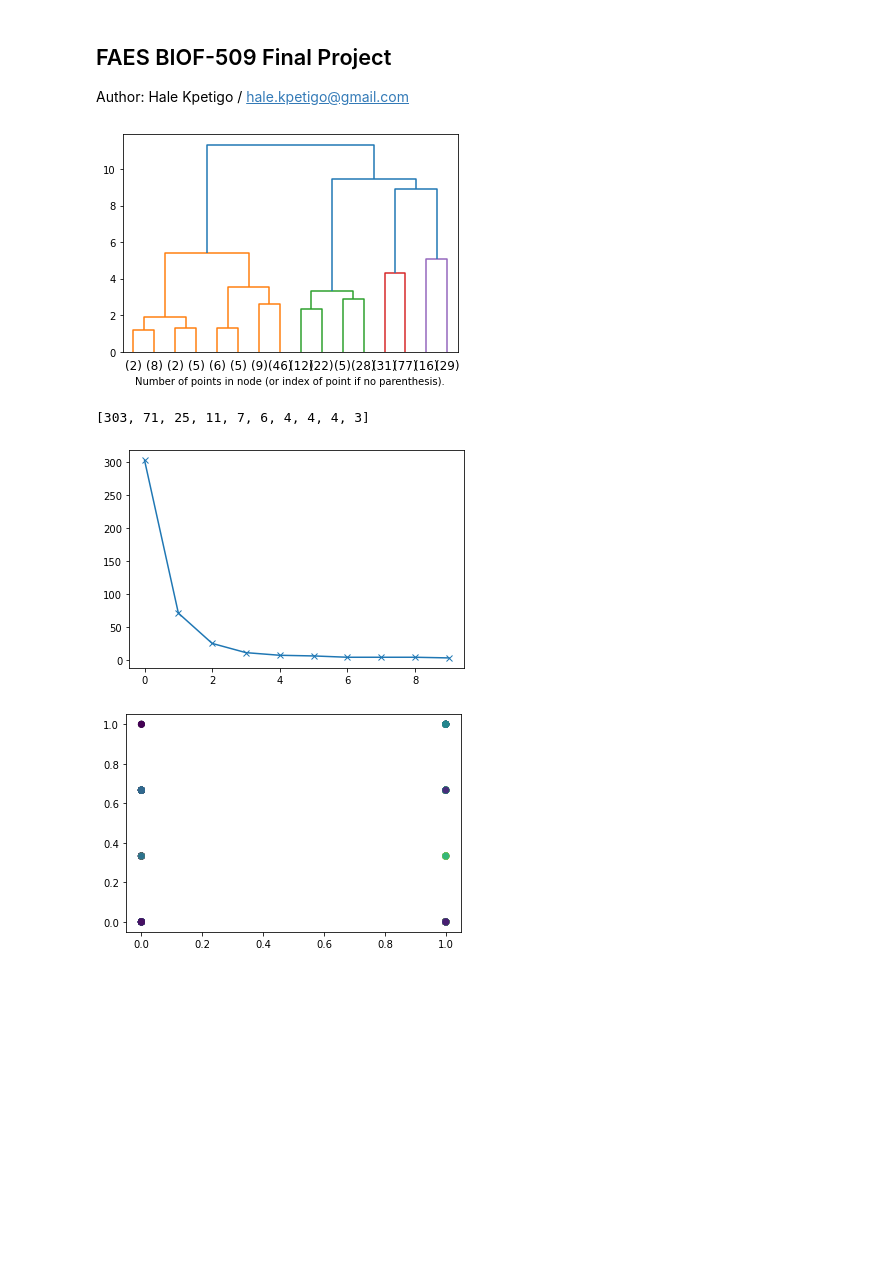
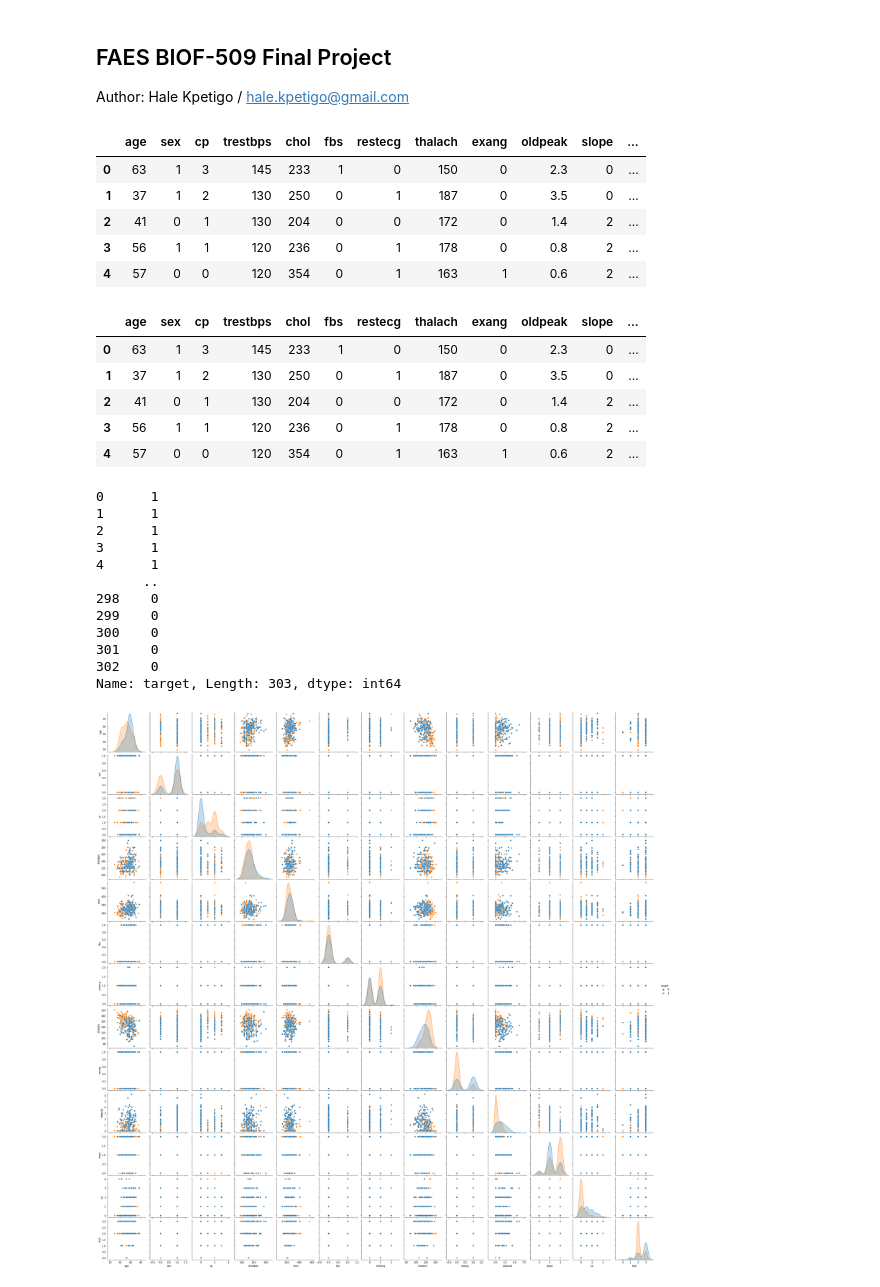
Before and after one commit to halekpetigo/BIOF509, a Jupyter notebook: FAES-BIOF-509-Hale_Kpetigo-FinalProject.ipynb, the cells around one changed output. Drawn from its saved outputs; the diff is of its cells as text; code cells hidden in the pictures; blank space fills up the shorter version.

Commit message:
added data alanysis piece. adding demo presenation. adding another dataset for comparison

```diff
--- a/FAES-BIOF-509-Hale_Kpetigo-FinalProject.ipynb
+++ b/FAES-BIOF-509-Hale_Kpetigo-FinalProject.ipynb
@@ -45,24 +45,36 @@ class BIOF509Unsupervised:
         self.scale_data()
         self.reduce_data()
 
-    # Load data set for analysis
+    # Load dataset for analysis
     def load_data(self, file):
         self.pd_data = pd.read_csv(file)
+        #make a copy of the raw data for future use
+        self.raw_data = self.pd_data.copy(deep=True)
 
     def get_data(self):
         return self.pd_data
 
-    # Prepare data - Copy expected results and remove column
+    # Prepare data - Seperate target from data
     def prep_data(self):
         self.labels = self.pd_data['target']
         del self.pd_data["target"]
 
+    # helper to display target and head of the data
     def print_data(self):
+        display(self.raw_data.head())
         display(self.pd_data.head())
         display(self.labels)
 
+    # Pair plot analysis to display relationships between features in the dataset
     def plot_data(self):
-        sns.pairplot(self.pd_data, vars=self.pd_data.columns[:-1],hue='target')
+        sns_plot = sns.pairplot(self.raw_data, hue='target')
+        #sns.pairplot(self.raw_data, vars=self.raw_data.columns[:-1],hue='target')\
+        #save plot to disk for report
+        sns_plot.savefig("pairplot.png")
+
+    def data_analysis(self):
+        self.print_data()
+        self.plot_data()
 
     def plot_clusters(self):
         #model = AgglomerativeClustering(n_clusters=3)
@@ -119,9 +131,9 @@ class BIOF509Unsupervised:
         self.min_samples = min_samples
         for e in eps:
             for ms in min_samples:
-                model = DBSCAN(eps=e, min_samples=ms).fit(self.data)
+                model = DBSCAN(eps=e, min_samples=ms).fit(self.scaled_data)
                 self.models.append(model)
-                self.labels.append(model.fit_predict(self.data))
+                self.labels.append(model.fit_predict(self.scaled_data))
         return self.models, self.labels
 
     def accuracy(self, target):
@@ -169,11 +181,10 @@ class BIOF509Unsupervised:
     def BIOF509Kmeans(self):
         self.plot_clusters()
 
-
     def BIOF509Density(self):
-        dc = DensityClustering(self.scaled_data)
+        #dc = DensityClustering(self.scaled_data)
         #print(self.scaled_data, self.models, self.labels)
-        dc.predict()
+        self.predict()
         mytarget = self.labels
         np_lbl = mytarget.array
         best_model = dc.accuracy(np_lbl)
@@ -186,7 +197,7 @@ class BIOF509Unsupervised:
     def BIOF509Hierarchical(self):
         model = AgglomerativeClustering(distance_threshold=2, n_clusters=None)
         labels = model.fit_predict(self.scaled_data)
-        self.plot_dendrogram(model, truncate_mode='level', p=3)
+        self.plot_dendrogram(model, truncate_mode='level', p=2)
         plt.xlabel("Number of points in node (or index of point if no parenthesis).")
         plt.show()
 
@@ -206,22 +217,46 @@ class BIOF509Unsupervised:
         display(n_clusters)
 
         # plotting with agglomerative model labels
+        # TODO fix this plot to represent the clusters
         fig3, ax3 = plt.subplots()
         ax3.scatter(self.scaled_data[:,1], self.scaled_data[:,2], c=agg_models[2].labels_.astype(float))
 # %%
 FinalProject = BIOF509Unsupervised("heart 2.csv")
-# FinalProject.plot_data()
+# Second dataset used for comparision
+# FinalProject = BIOF509Unsupervised("heart.csv")
+FinalProject.data_analysis()
 
 #FinalProject.BIOF509Kmeans()
 #FinalProject.plotKmean_elbow()
 #FinalProject.BIOF509Density()
-FinalProject.BIOF509Hierarchical()
-FinalProject.plotHierarchy_elbow()
+#FinalProject.BIOF509Hierarchical()
+#FinalProject.plotHierarchy_elbow()
 # %% [output]
+|  | age | sex | cp | trestbps | chol | fbs | restecg | thalach | exang | oldpeak | slope | ... |
+| 0 | 63 | 1 | 3 | 145 | 233 | 1 | 0 | 150 | 0 | 2.3 | 0 | ... |
+| 1 | 37 | 1 | 2 | 130 | 250 | 0 | 1 | 187 | 0 | 3.5 | 0 | ... |
+| 2 | 41 | 0 | 1 | 130 | 204 | 0 | 0 | 172 | 0 | 1.4 | 2 | ... |
+| 3 | 56 | 1 | 1 | 120 | 236 | 0 | 1 | 178 | 0 | 0.8 | 2 | ... |
+| 4 | 57 | 0 | 0 | 120 | 354 | 0 | 1 | 163 | 1 | 0.6 | 2 | ... |
+|  | age | sex | cp | trestbps | chol | fbs | restecg | thalach | exang | oldpeak | slope | ... |
+| 0 | 63 | 1 | 3 | 145 | 233 | 1 | 0 | 150 | 0 | 2.3 | 0 | ... |
+| 1 | 37 | 1 | 2 | 130 | 250 | 0 | 1 | 187 | 0 | 3.5 | 0 | ... |
+| 2 | 41 | 0 | 1 | 130 | 204 | 0 | 0 | 172 | 0 | 1.4 | 2 | ... |
+| 3 | 56 | 1 | 1 | 120 | 236 | 0 | 1 | 178 | 0 | 0.8 | 2 | ... |
+| 4 | 57 | 0 | 0 | 120 | 354 | 0 | 1 | 163 | 1 | 0.6 | 2 | ... |
+0      1
+1      1
+2      1
+3      1
+4      1
+      ..
+298    0
+299    0
+300    0
+301    0
+302    0
+Name: target, Length: 303, dtype: int64
-[figure, old version]
+[figure, new version]
-[303, 71, 25, 11, 7, 6, 4, 4, 4, 3]
-[figure, removed]
-[figure, removed]
 # %%
 class BIOF509Supervised:
 
```
Also changed, not shown: parts of 1 cell of this notebook, 3 other files.
